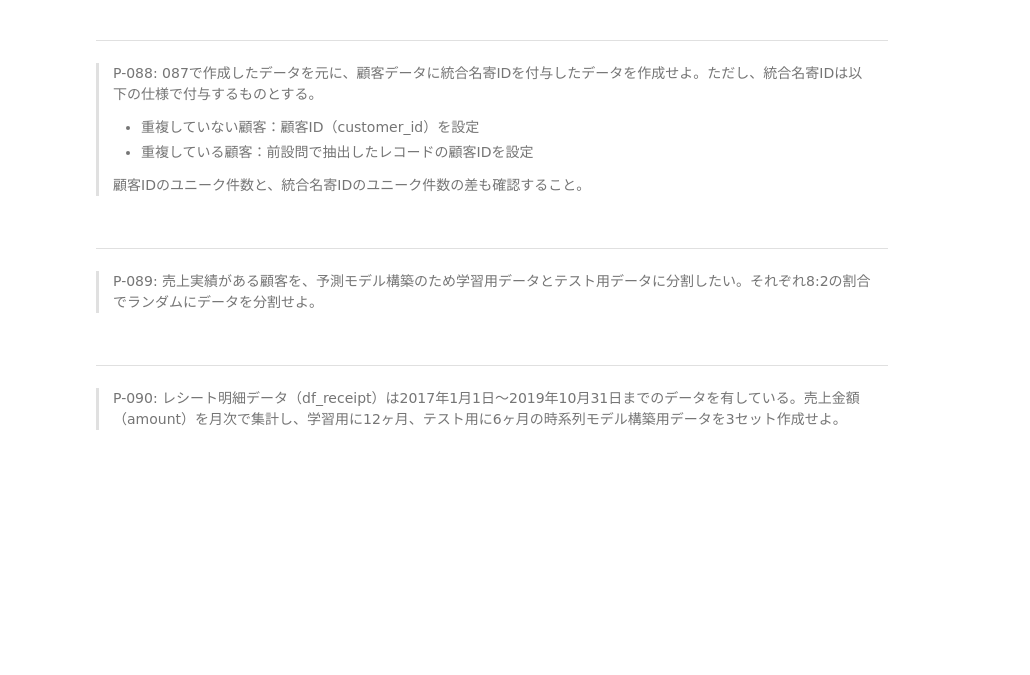
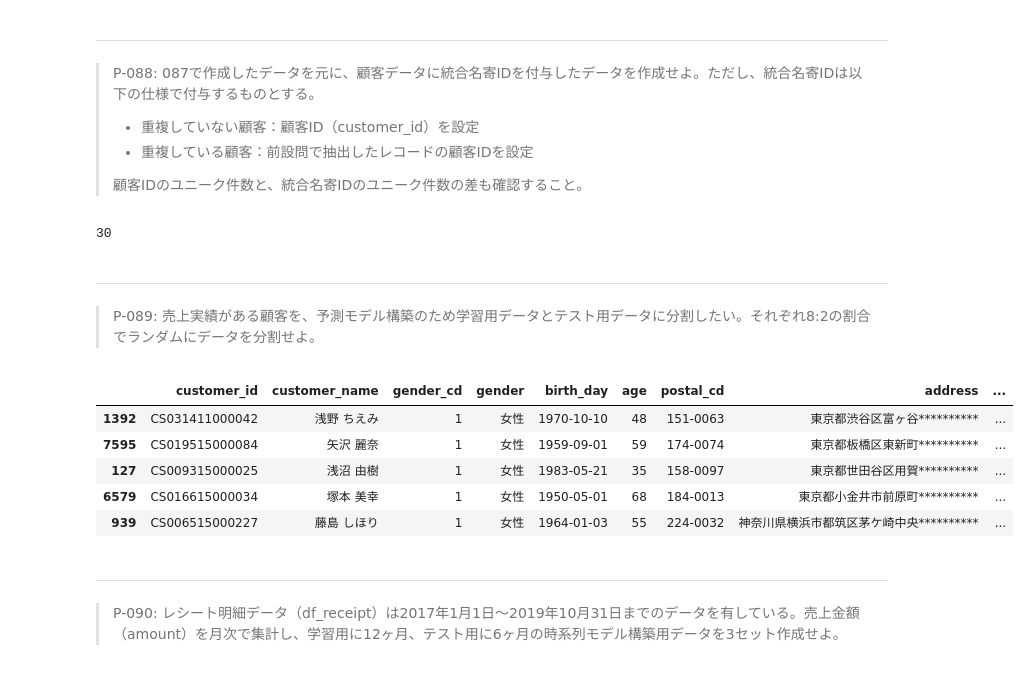
Before and after one commit to ryu1maniwa/100knocks-preprocess, a Jupyter notebook: docker/work/preprocess_knock_Python.ipynb, the cells around one changed output. Saved outputs shown, nothing was run; the diff lists cells and outputs as text; code cells hidden in the pictures; blank space fills up the shorter version.

```diff
--- a/docker/work/preprocess_knock_Python.ipynb
+++ b/docker/work/preprocess_knock_Python.ipynb
@@ -1646,9 +2049,53 @@ $$
 > - 重複している顧客：前設問で抽出したレコードの顧客IDを設定
 >
 > 顧客IDのユニーク件数と、統合名寄IDのユニーク件数の差も確認すること。
+# %%
+df_receipt_tmp = df_receipt.groupby('customer_id'). \
+        agg({'amount':'sum'}).reset_index()
+
+df_customer_tmp = pd.merge(df_customer, df_receipt_tmp,
+                           how='left', on='customer_id')
+
+df_customer_tmp['amount'] = df_customer_tmp['amount'].fillna(0)
+
+# 金額が大きい順にソートしてから、drop_duplicatesの設定を上からにする
+df_customer_tmp = df_customer_tmp.sort_values(['customer_id', 'amount'],
+                                         ascending=[False, True])
+
+# inplace=Trueにすることで、元もデータに変更が反映される
+df_customer_tmp.drop_duplicates(subset=['customer_name', 'postal_cd'],
+                               keep='first', inplace=True)
+
+df_customer_n = pd.merge(df_customer,
+                         df_customer_tmp[['customer_id', 'customer_name', 'postal_cd']],
+                         how='inner', on=['customer_name', 'postal_cd'])
+
+df_customer_n.rename(columns={'customer_id_x':'customer_id',
+                             'customer_id_y':'integration_id'}, inplace=True)
+
+display(df_customer_n['customer_id'].nunique() - df_customer_n['integration_id'].nunique())
+# %% [output]
+30
 # %% [markdown]
 ---
 > P-089: 売上実績がある顧客を、予測モデル構築のため学習用データとテスト用データに分割したい。それぞれ8:2の割合でランダムにデータを分割せよ。
+# %%
+df_receipt_tmp = df_receipt.groupby('customer_id'). \
+        agg({'amount':'sum'}).reset_index(). \
+        query('amount > 0')
+
+df_customer_tmp = pd.merge(df_customer, df_receipt_tmp['customer_id'],
+                           how='inner', on='customer_id')
+
+# 8:2の割合でランダムに学習用データとテスト用データに分割
+df_train, df_test = train_test_split(df_customer_tmp, test_size=0.2, random_state=71)
+# %% [output]
+|  | customer_id | customer_name | gender_cd | gender | birth_day | age | postal_cd | address | ... |
+| 1392 | CS031411000042 | 浅野 ちえみ | 1 | 女性 | 1970-10-10 | 48 | 151-0063 | 東京都渋谷区富ヶ谷********** | ... |
+| 7595 | CS019515000084 | 矢沢 麗奈 | 1 | 女性 | 1959-09-01 | 59 | 174-0074 | 東京都板橋区東新町********** | ... |
+| 127 | CS009315000025 | 浅沼 由樹 | 1 | 女性 | 1983-05-21 | 35 | 158-0097 | 東京都世田谷区用賀********** | ... |
+| 6579 | CS016615000034 | 塚本 美幸 | 1 | 女性 | 1950-05-01 | 68 | 184-0013 | 東京都小金井市前原町********** | ... |
+| 939 | CS006515000227 | 藤島 しほり | 1 | 女性 | 1964-01-03 | 55 | 224-0032 | 神奈川県横浜市都筑区茅ケ崎中央********** | ... |
 # %% [markdown]
 ---
 > P-090: レシート明細データ（df_receipt）は2017年1月1日〜2019年10月31日までのデータを有している。売上金額（amount）を月次で集計し、学習用に12ヶ月、テスト用に6ヶ月の時系列モデル構築用データを3セット作成せよ。
```
Also changed, not shown: parts of 21 cells of this notebook, 1 other file.
